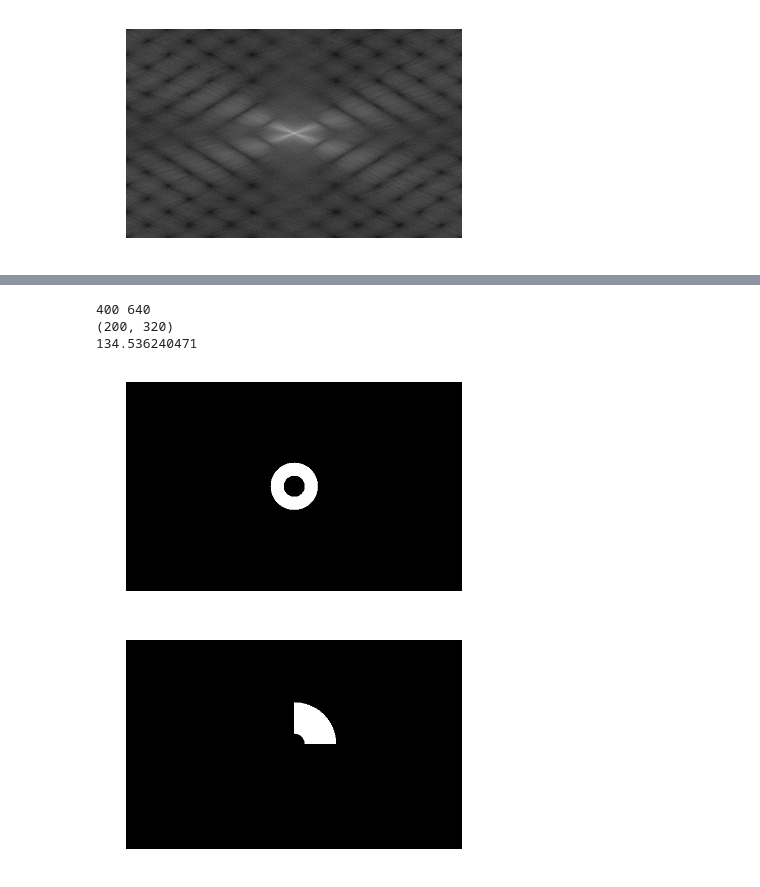
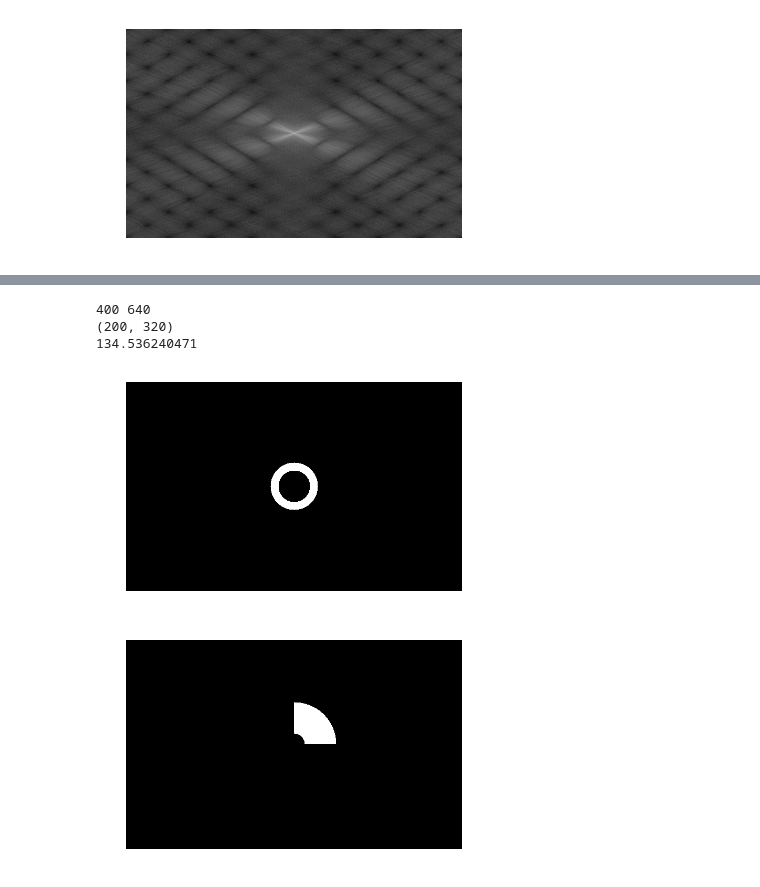
Before and after one commit to mika018/Character-Recognition-Classifier, a Jupyter notebook: cw2.ipynb, the cells around one changed output, grey strips where cells are left out. Cells and saved outputs as stored; diff of their text form; code cells hidden in the pictures.

```diff
--- a/cw2.ipynb
+++ b/cw2.ipynb
@@ -132,35 +198,35 @@ def ring_filter( image_array, radius_outter, radius_inner ):
     filter_image_array.fill(0)
     rows = image_array.shape[0]
     cols = image_array.shape[1]
     print( rows, cols )
     center = ( int(rows / 2), int(cols / 2) )
     print( center )
 
     print(np.linalg.norm([100, 230] - np.asarray(center)))
 
     for row in range(rows):
         if not (center[0] - radius_outter <= row and row <= center[0] + radius_outter):
             continue
         for col in range(cols):
             if center[1] - radius_outter <= col and col <= center[1] + radius_outter:
                 if np.linalg.norm([row, col] - np.asarray(center)) <= radius_outter:
                     if radius_inner <= np.linalg.norm([row, col] - np.asarray(center)):
                         filter_image_array[row][col] = True
 
     fig1 = plt.figure()
     ax1  = fig1.add_subplot( 111 )
     ax1.axis('off')
     # Usually for viewing purposes:b
     ax1.imshow( filter_image_array, cmap='gray' ) # io.
     scipy.misc.imsave('ring-filter.png', filter_image_array)
     plt.show()
 
-ring_filter( avg_img_array, 45, 20 )
+ring_filter( avg_img_array, 45, 30 )
 # %% [output]
 400 640
 (200, 320)
 134.536240471
-[figure, old version]
+[figure, new version]
 # %%
 '''
 Returns a grayscale image representing a sector filter.
```
Also changed, not shown: parts of 10 cells of this notebook, 4 other files.
